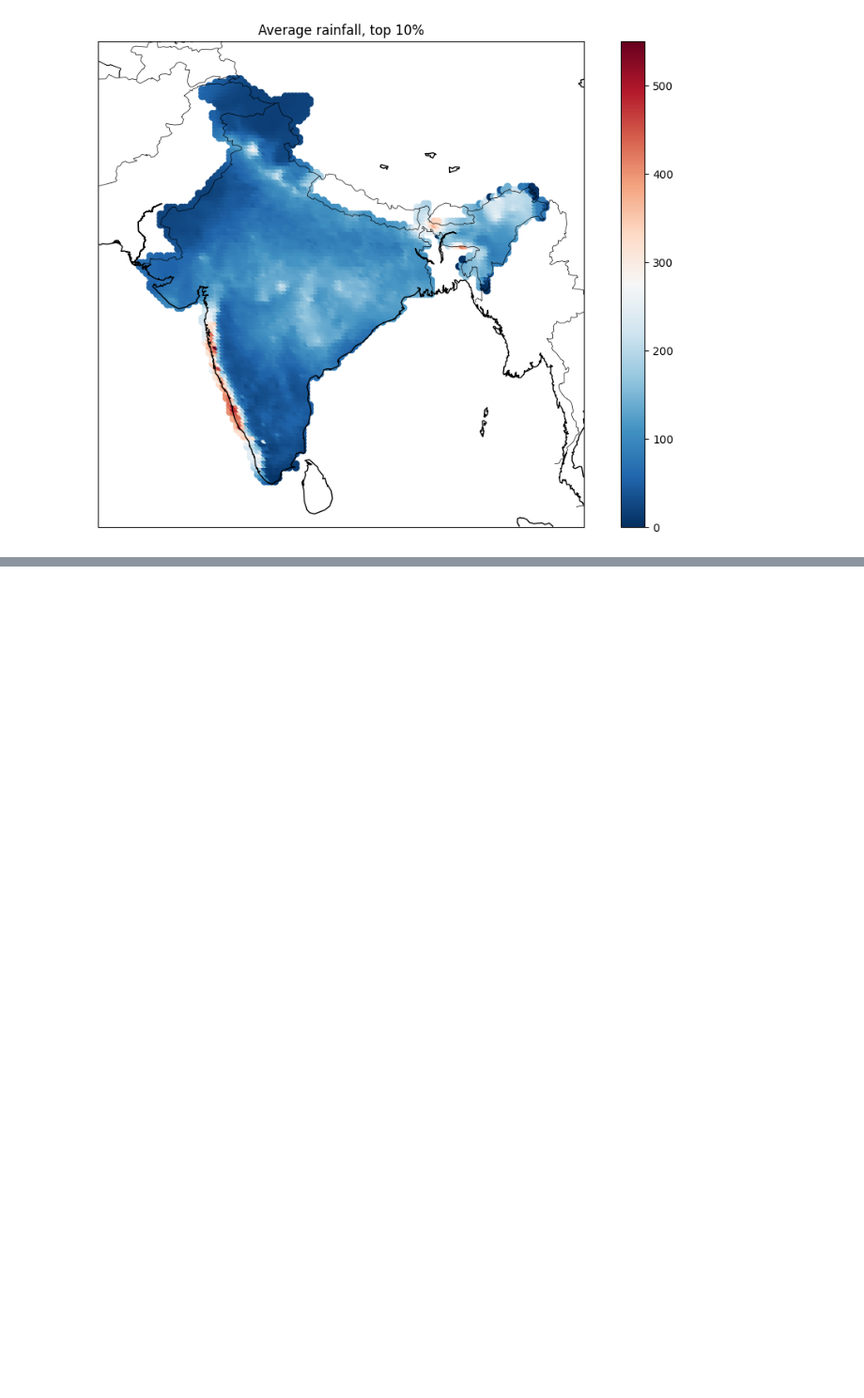
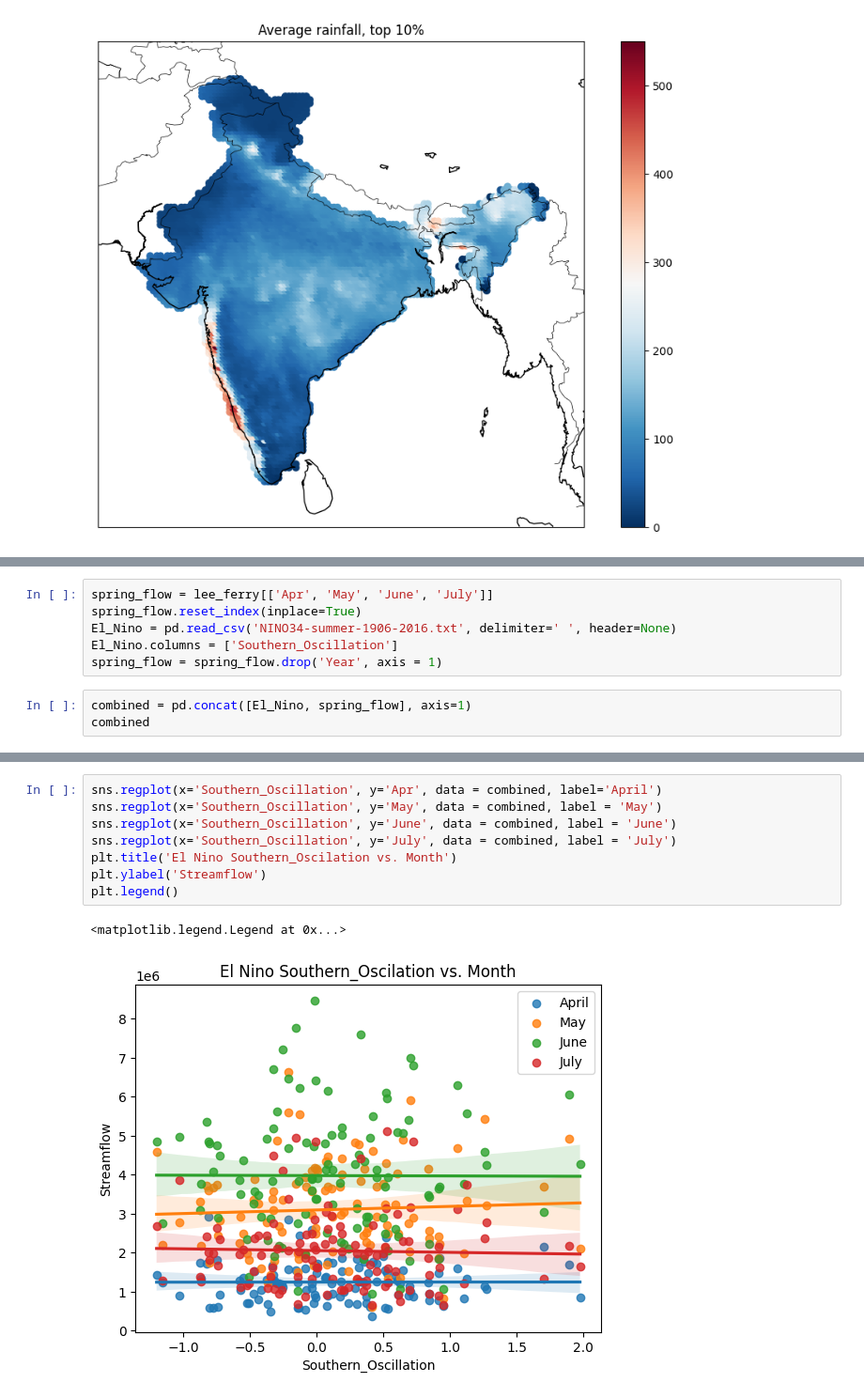
Before and after one commit to jtdocter27/Engineering-Probability---Statistics, a Jupyter notebook: R_project.ipynb, the cells around one changed output, grey strips where cells are left out. Shown at 94% size. Drawn from its saved outputs; the diff is of its cells as text; blank space fills up the shorter version.

```diff
--- a/R_project.ipynb
+++ b/R_project.ipynb
@@ -1172,0 +1181,9 @@ plt.show()
+# %%
+spring_flow = lee_ferry[['Apr', 'May', 'June', 'July']]
+spring_flow.reset_index(inplace=True)
+El_Nino = pd.read_csv('NINO34-summer-1906-2016.txt', delimiter=' ', header=None)
+El_Nino.columns = ['Southern_Oscillation']
+spring_flow = spring_flow.drop('Year', axis = 1)
+# %%
+combined = pd.concat([El_Nino, spring_flow], axis=1)
+combined
@@ -1172,0 +1204,11 @@ plt.show()
+# %%
+sns.regplot(x='Southern_Oscillation', y='Apr', data = combined, label='April')
+sns.regplot(x='Southern_Oscillation', y='May', data = combined, label = 'May')
+sns.regplot(x='Southern_Oscillation', y='June', data = combined, label = 'June')
+sns.regplot(x='Southern_Oscillation', y='July', data = combined, label = 'July')
+plt.title('El Nino Southern_Oscilation vs. Month')
+plt.ylabel('Streamflow')
+plt.legend()
+# %% [output]
+<matplotlib.legend.Legend at 0x...>
+[figure, added]
```
Also changed, not shown: parts of 24 cells of this notebook, 1 other file.
